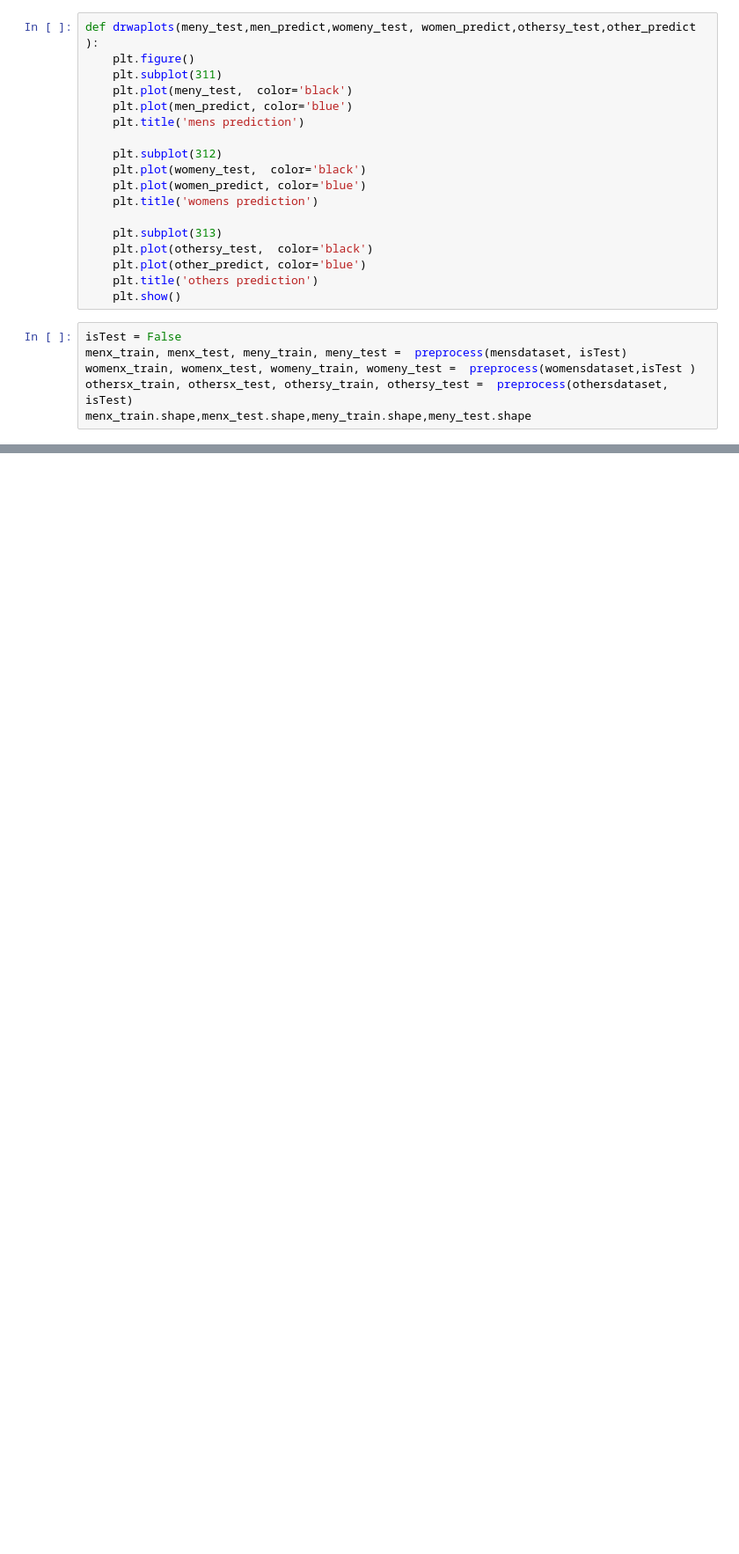
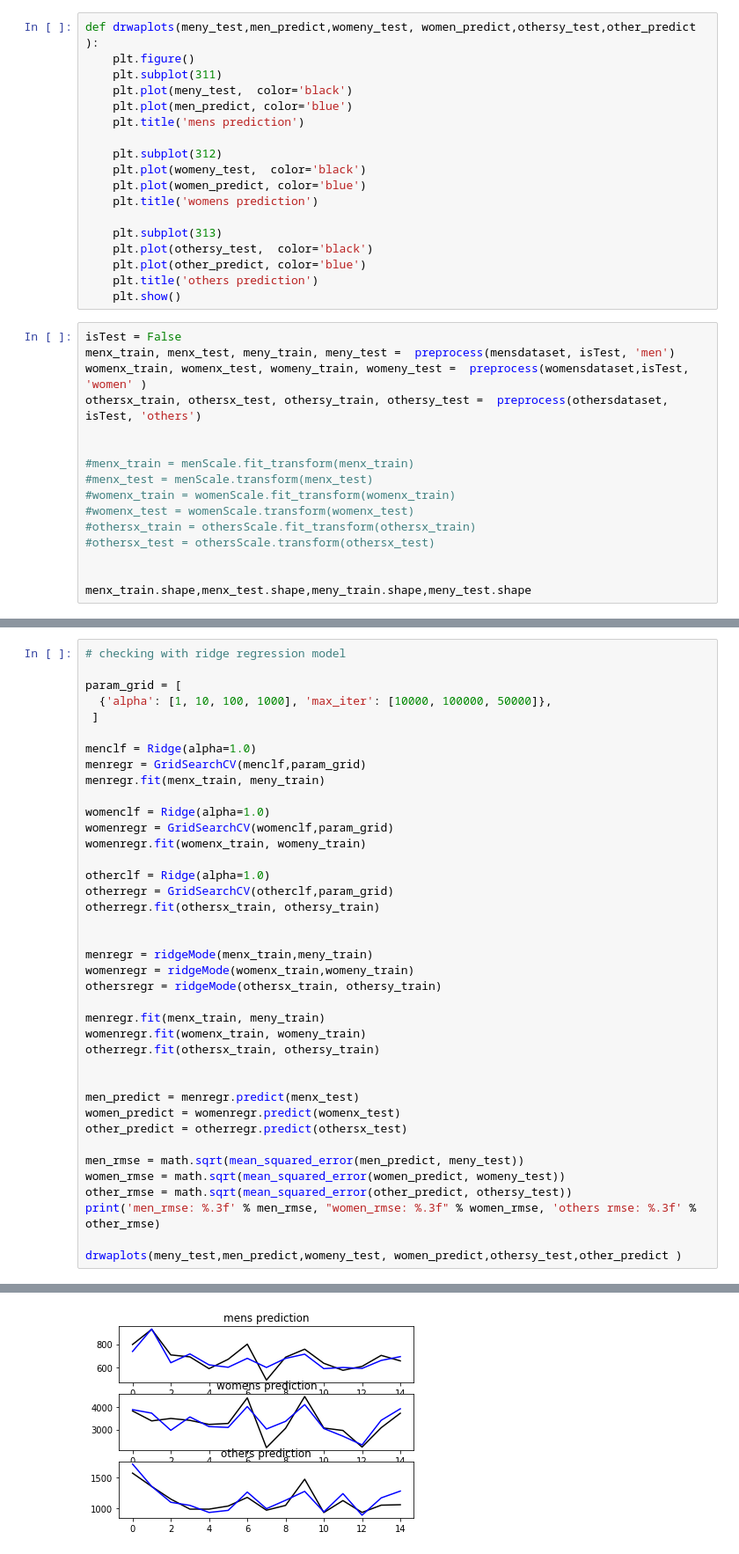
Before and after one commit to venkatrebba/walmart-salesforecast, a Jupyter notebook: sales-forecast.ipynb, the cells around one changed output, grey strips where cells are left out. Shown: that part at 88% size. Drawn from its saved outputs; the diff is of its cells as text; blank space fills up the shorter version.

```diff
--- a/sales-forecast.ipynb
+++ b/sales-forecast.ipynb
@@ -79,8 +147,18 @@ def drwaplots(meny_test,men_predict,womeny_test, women_predict,othersy_test,othe
     plt.show()
 # %%
 isTest = False
-menx_train, menx_test, meny_train, meny_test =  preprocess(mensdataset, isTest)
-womenx_train, womenx_test, womeny_train, womeny_test =  preprocess(womensdataset,isTest )
-othersx_train, othersx_test, othersy_train, othersy_test =  preprocess(othersdataset, isTest)
+menx_train, menx_test, meny_train, meny_test =  preprocess(mensdataset, isTest, 'men')
+womenx_train, womenx_test, womeny_train, womeny_test =  preprocess(womensdataset,isTest, 'women' )
+othersx_train, othersx_test, othersy_train, othersy_test =  preprocess(othersdataset, isTest, 'others')
+
+
+#menx_train = menScale.fit_transform(menx_train)
+#menx_test = menScale.transform(menx_test)
+#womenx_train = womenScale.fit_transform(womenx_train)
+#womenx_test = womenScale.transform(womenx_test)
+#othersx_train = othersScale.fit_transform(othersx_train)
+#othersx_test = othersScale.transform(othersx_test)
+
+
 menx_train.shape,menx_test.shape,meny_train.shape,meny_test.shape
 # %% [output]
@@ -87,0 +166,40 @@ menx_train.shape,menx_test.shape,meny_train.shape,meny_test.shape
+# %%
+# checking with ridge regression model
+
+param_grid = [
+  {'alpha': [1, 10, 100, 1000], 'max_iter': [10000, 100000, 50000]},
+ ]
+
+menclf = Ridge(alpha=1.0)
+menregr = GridSearchCV(menclf,param_grid)
+menregr.fit(menx_train, meny_train)
+
+womenclf = Ridge(alpha=1.0)
+womenregr = GridSearchCV(womenclf,param_grid)
+womenregr.fit(womenx_train, womeny_train)
+
+otherclf = Ridge(alpha=1.0)
+otherregr = GridSearchCV(otherclf,param_grid)
+otherregr.fit(othersx_train, othersy_train)
+
+
+menregr = ridgeMode(menx_train,meny_train)
+womenregr = ridgeMode(womenx_train,womeny_train)
+othersregr = ridgeMode(othersx_train, othersy_train)
+
+menregr.fit(menx_train, meny_train)
+womenregr.fit(womenx_train, womeny_train)
+otherregr.fit(othersx_train, othersy_train)
+
+
+men_predict = menregr.predict(menx_test)
+women_predict = womenregr.predict(womenx_test)
+other_predict = otherregr.predict(othersx_test)
+
+men_rmse = math.sqrt(mean_squared_error(men_predict, meny_test))
+women_rmse = math.sqrt(mean_squared_error(women_predict, womeny_test))
+other_rmse = math.sqrt(mean_squared_error(other_predict, othersy_test))
+print('men_rmse: %.3f' % men_rmse, "women_rmse: %.3f" % women_rmse, 'others rmse: %.3f' % other_rmse)
+
+drwaplots(meny_test,men_predict,womeny_test, women_predict,othersy_test,other_predict )
+# %% [output]
@@ -88,3 +207,4 @@ menx_train.shape,menx_test.shape,meny_train.shape,meny_test.shape
+[figure, added]
 # %%
 # checking with linear regression model
 menregr = trainModel(menx_train,meny_train)
```
Also changed, not shown: parts of 30 cells of this notebook, 14 other files.
